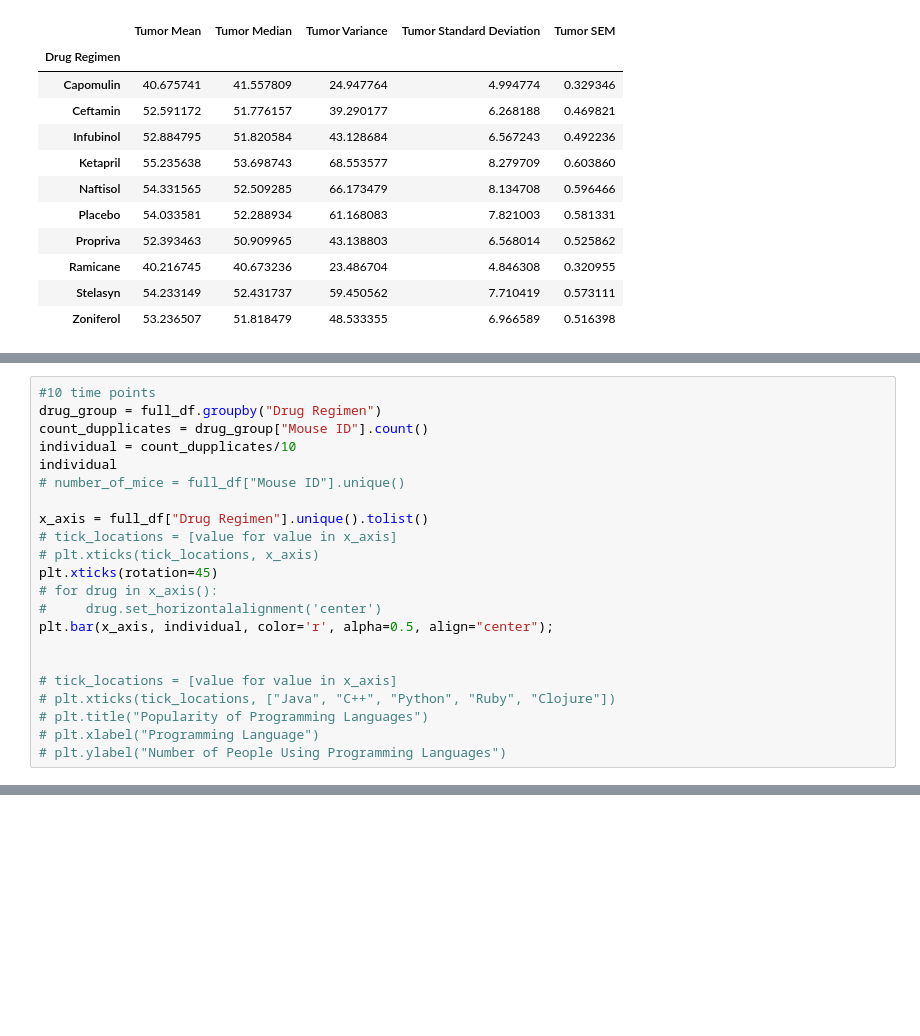
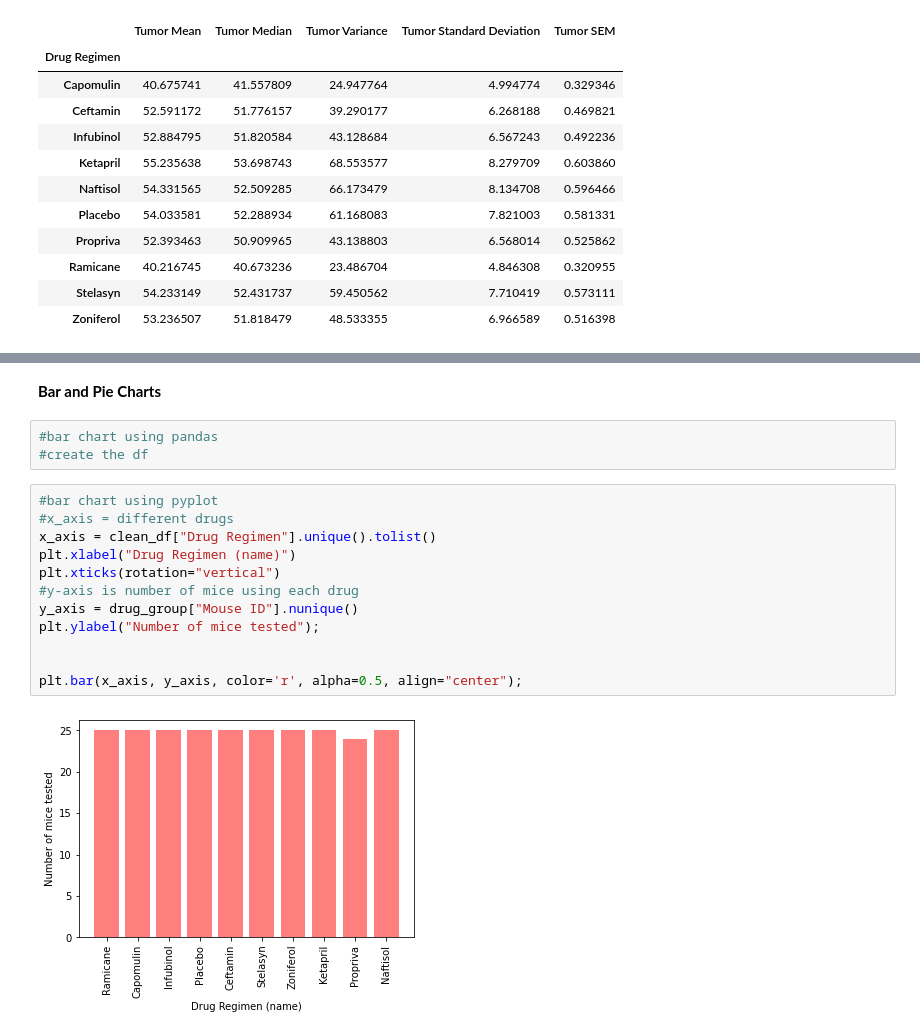
Before and after one commit to sieiden/matplotlib_challenge, a Jupyter notebook: Untitled.ipynb, the cells around one changed output, grey strips where cells are left out. Saved outputs shown, nothing was run; the diff lists cells and outputs as text; blank space fills up the shorter version.

Commit message:
found bar and pie charts

```diff
--- a/Untitled.ipynb
+++ b/Untitled.ipynb
@@ -134,22 +110,0 @@ count.sum()
-# %%
-#10 time points
-drug_group = full_df.groupby("Drug Regimen")
-count_dupplicates = drug_group["Mouse ID"].count()
-individual = count_dupplicates/10
-individual
-# number_of_mice = full_df["Mouse ID"].unique()
-
-x_axis = full_df["Drug Regimen"].unique().tolist()
-# tick_locations = [value for value in x_axis]
-# plt.xticks(tick_locations, x_axis)
-plt.xticks(rotation=45)
-# for drug in x_axis():
-#     drug.set_horizontalalignment('center')
-plt.bar(x_axis, individual, color='r', alpha=0.5, align="center");
-
-
-# tick_locations = [value for value in x_axis]
-# plt.xticks(tick_locations, ["Java", "C++", "Python", "Ruby", "Clojure"])
-# plt.title("Popularity of Programming Languages")
-# plt.xlabel("Programming Language")
-# plt.ylabel("Number of People Using Programming Languages")
@@ -157,0 +127,19 @@ plt.bar(x_axis, individual, color='r', alpha=0.5, align="center");
+# %% [markdown]
+<b> Bar and Pie Charts <b>
+# %%
+#bar chart using pandas
+#create the df
+# %%
+#bar chart using pyplot
+#x_axis = different drugs
+x_axis = clean_df["Drug Regimen"].unique().tolist()
+plt.xlabel("Drug Regimen (name)")
+plt.xticks(rotation="vertical")
+#y-axis is number of mice using each drug
+y_axis = drug_group["Mouse ID"].nunique()
+plt.ylabel("Number of mice tested");
+
+
+plt.bar(x_axis, y_axis, color='r', alpha=0.5, align="center");
+# %% [output]
+[figure, added]
```
Also changed, not shown: parts of 15 cells of this notebook.
